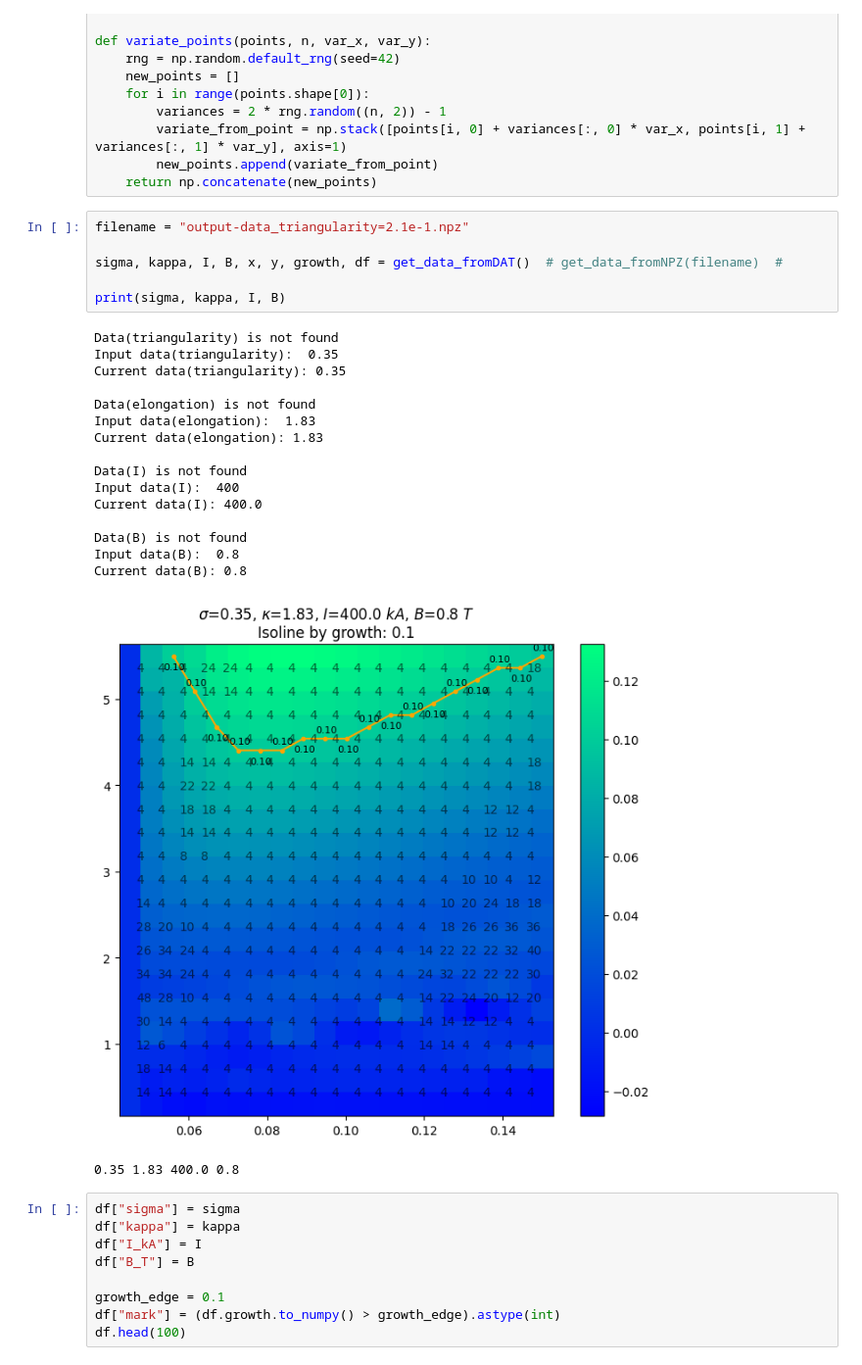
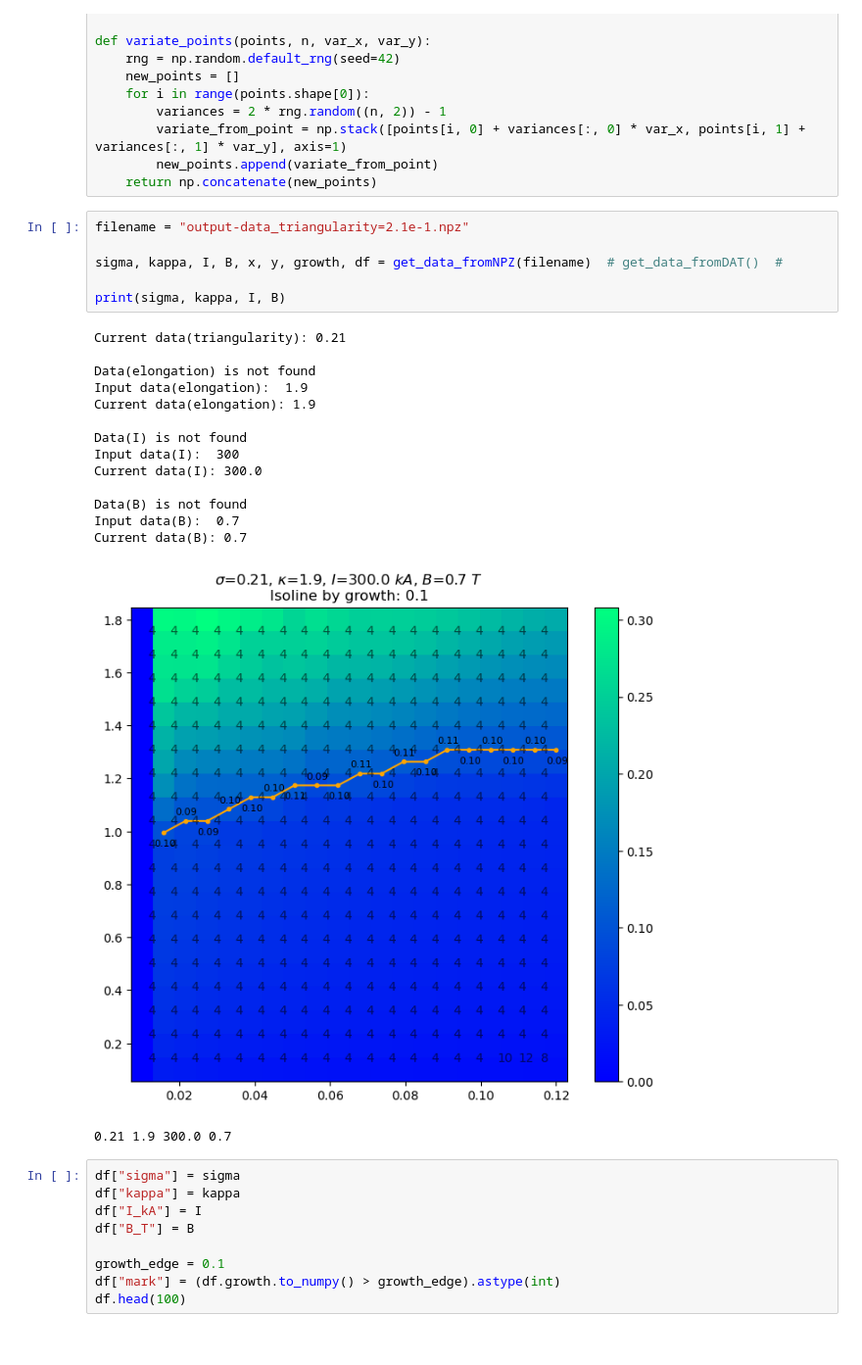
Before and after one commit to feodorrussia/PB_modeling, a Jupyter notebook: Modeling Piling-Ballon Mode/Data-processing.ipynb, the cells around one changed output. Shown at 98% size. Drawn from its saved outputs; the diff is of its cells as text.

```diff
--- a/Modeling Piling-Ballon Mode/Data-processing.ipynb
+++ b/Modeling Piling-Ballon Mode/Data-processing.ipynb
@@ -178,27 +178,25 @@ def variate_points(points, n, var_x, var_y):
 # %%
 filename = "output-data_triangularity=2.1e-1.npz"
 
-sigma, kappa, I, B, x, y, growth, df = get_data_fromDAT()  # get_data_fromNPZ(filename)  #
+sigma, kappa, I, B, x, y, growth, df = get_data_fromNPZ(filename)  # get_data_fromDAT()  #
 
 print(sigma, kappa, I, B)
 # %% [output]
-Data(triangularity) is not found
-Input data(triangularity):  0.35
-Current data(triangularity): 0.35
+Current data(triangularity): 0.21
 
 Data(elongation) is not found
-Input data(elongation):  1.83
-Current data(elongation): 1.83
+Input data(elongation):  1.9
+Current data(elongation): 1.9
 
 Data(I) is not found
-Input data(I):  400
-Current data(I): 400.0
+Input data(I):  300
+Current data(I): 300.0
 
 Data(B) is not found
-Input data(B):  0.8
-Current data(B): 0.8
+Input data(B):  0.7
+Current data(B): 0.7
-[figure, old version]
+[figure, new version]
-0.35 1.83 400.0 0.8
+0.21 1.9 300.0 0.7
 # %%
 df["sigma"] = sigma
 df["kappa"] = kappa
```
Also changed, not shown: parts of 4 cells of this notebook.
